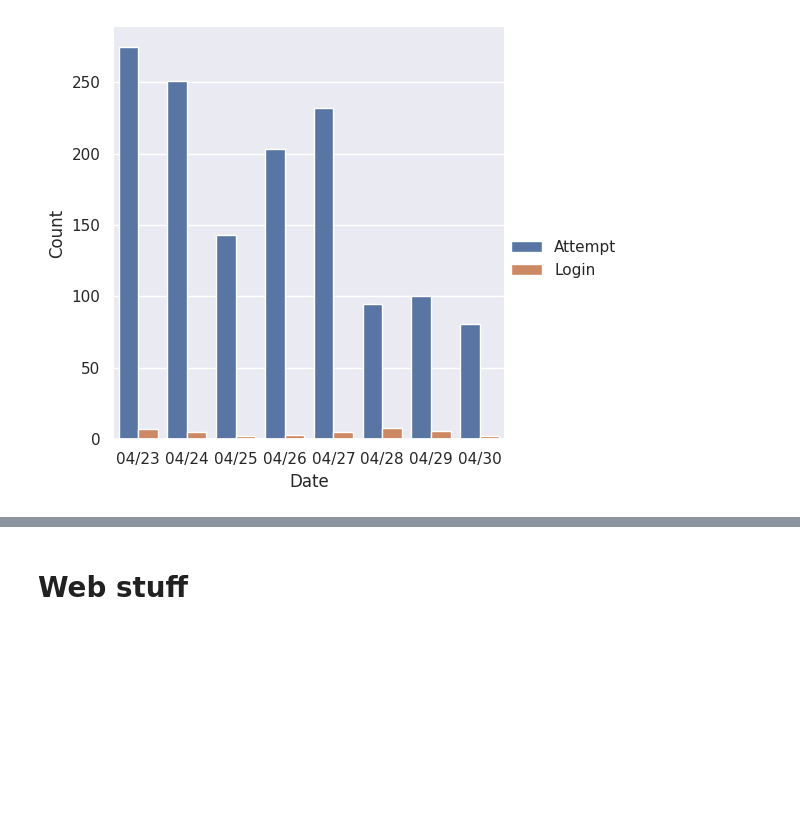
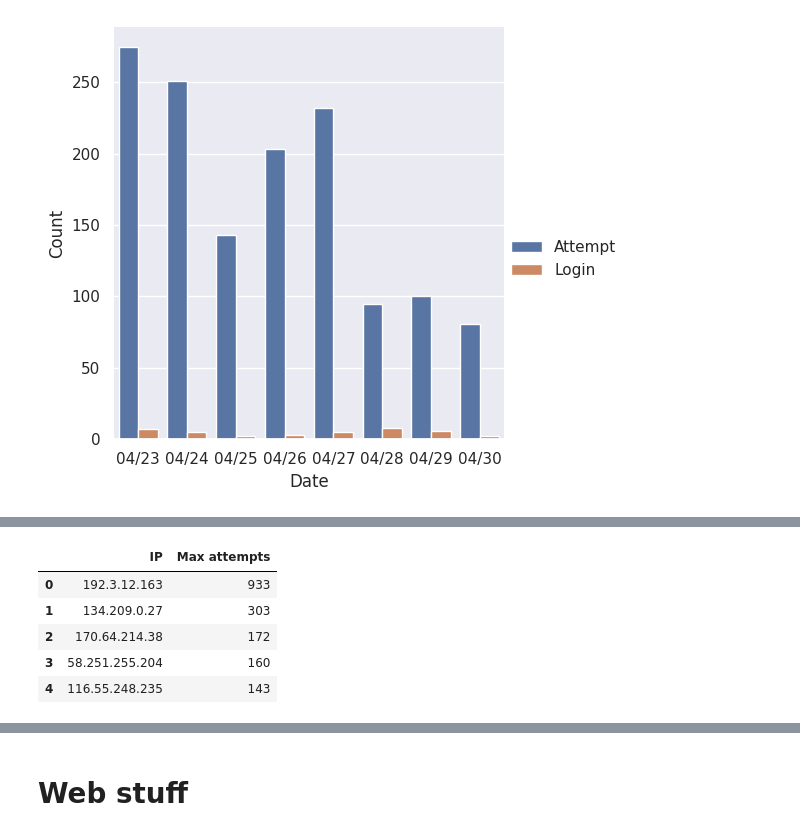
Before and after one commit to ysthakur/hacs202-ssh-hp, a Jupyter notebook: imhungry.ipynb, the cells around one changed output, grey strips where cells are left out. Cells and saved outputs as stored; diff of their text form; code cells hidden in the pictures; blank space fills up the shorter version.

```diff
--- a/imhungry.ipynb
+++ b/imhungry.ipynb
@@ -250,0 +275,11 @@ g.legend.set_title("")
+# %%
+counts_to_df(
+    num_attempts.groupby(IP_COL).max().nlargest(5, columns="Num attempts")
+).rename({"Num attempts": "Max attempts"}, axis=1)
+# %% [output]
+|  | IP | Max attempts |
+| 0 | 192.3.12.163 | 933 |
+| 1 | 134.209.0.27 | 303 |
+| 2 | 170.64.214.38 | 172 |
+| 3 | 58.251.255.204 | 160 |
+| 4 | 116.55.248.235 | 143 |
```
Also changed, not shown: parts of 3 cells of this notebook.
